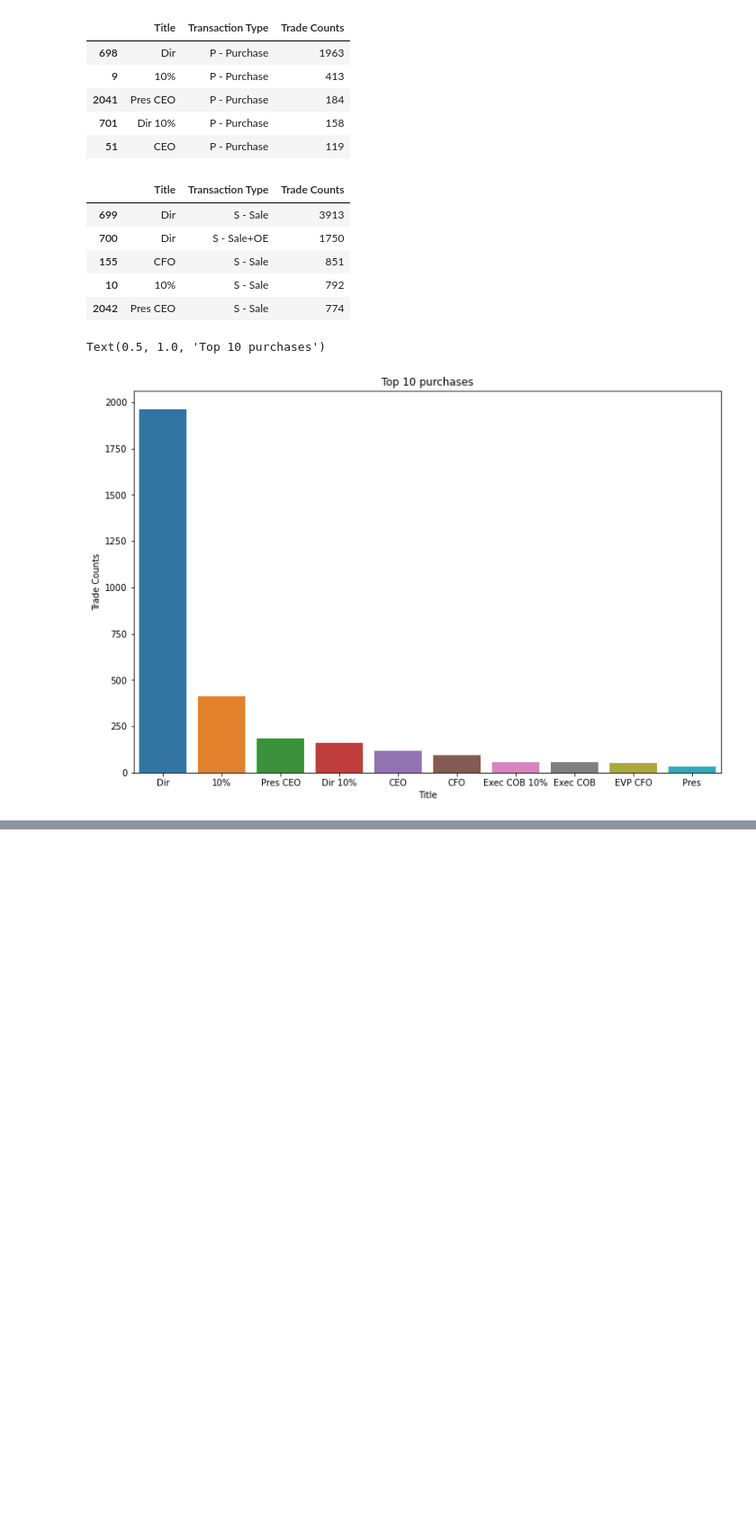
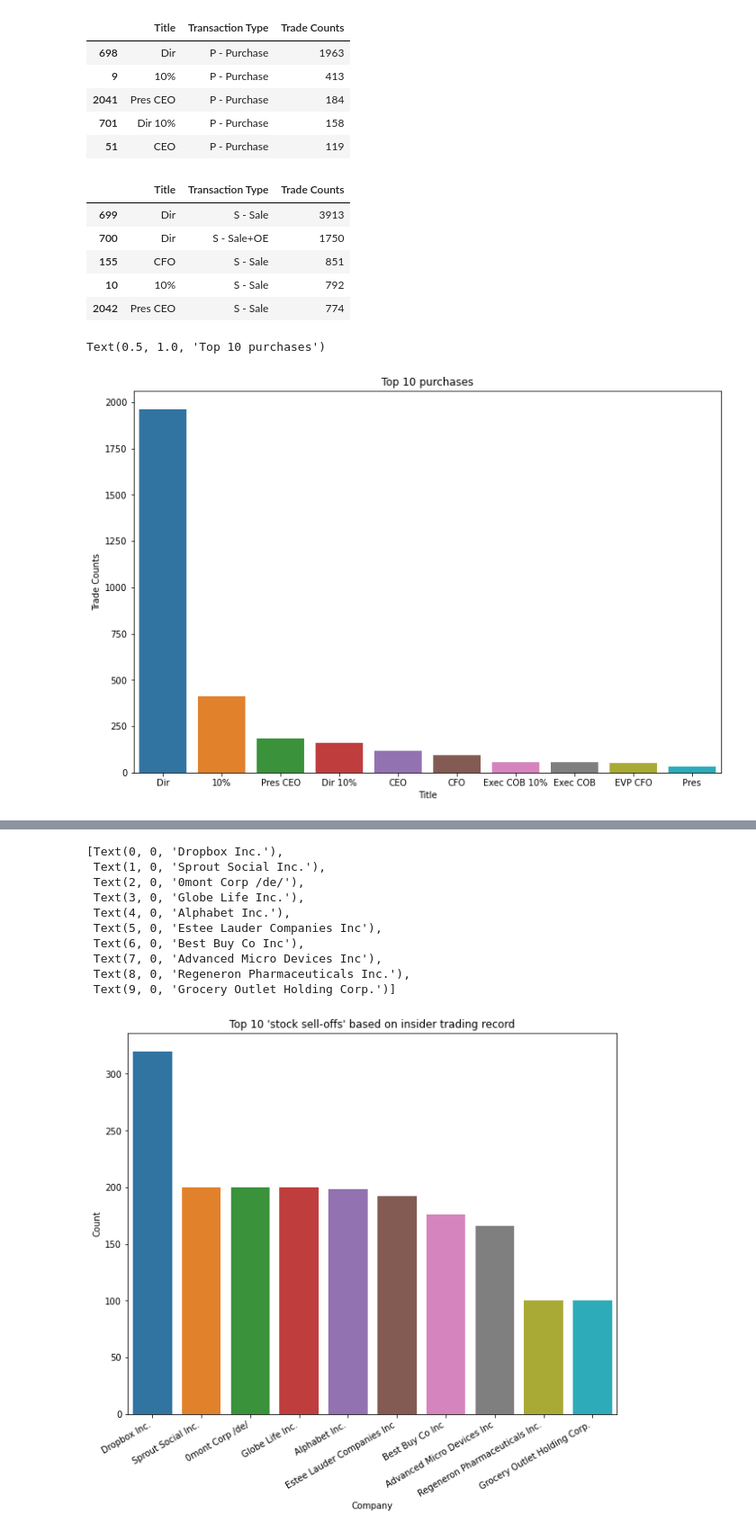
Before and after one commit to CassieCcL/Insider-trades, a Jupyter notebook: Insider-trades.ipynb, the cells around one changed output, grey strips where cells are left out. Shown: that part at 90% size. Cells and saved outputs as stored; diff of their text form; code cells hidden in the pictures; blank space fills up the shorter version.

```diff
--- a/Insider-trades.ipynb
+++ b/Insider-trades.ipynb
@@ -141,0 +211,4 @@ new.head(10)
+# %%
+# Companies that have been sold the most
+comp_sale = insider_counts[(insider_counts["Transaction Type"]=="S - Sale")|(insider_counts["Transaction Type"]=="S - Sale+OE")]
+comp_sale.head(10)
@@ -141,0 +227,3 @@ new.head(10)
+# %%
+comp_sale = comp_sale.groupby("Company", as_index=False)["Count"].sum()
+comp_sale.head()
@@ -141,0 +237,17 @@ new.head(10)
+# %%
+plt.figure(figsize=(10,8))
+ax = sns.barplot(x="Company", y="Count", data=comp_sale.sort_values(by="Count",ascending=False).head(10))
+plt.title("Top 10 'stock sell-offs' based on insider trading record")
+ax.set_xticklabels(ax.get_xticklabels(), rotation=30, horizontalalignment='right')
+# %% [output]
+[Text(0, 0, 'Dropbox Inc.'),
+ Text(1, 0, 'Sprout Social Inc.'),
+ Text(2, 0, '0mont Corp /de/'),
+ Text(3, 0, 'Globe Life Inc.'),
+ Text(4, 0, 'Alphabet Inc.'),
+ Text(5, 0, 'Estee Lauder Companies Inc'),
+ Text(6, 0, 'Best Buy Co Inc'),
+ Text(7, 0, 'Advanced Micro Devices Inc'),
+ Text(8, 0, 'Regeneron Pharmaceuticals Inc.'),
+ Text(9, 0, 'Grocery Outlet Holding Corp.')]
+[figure, added]
```
Also changed, not shown: parts of 34 cells of this notebook.
